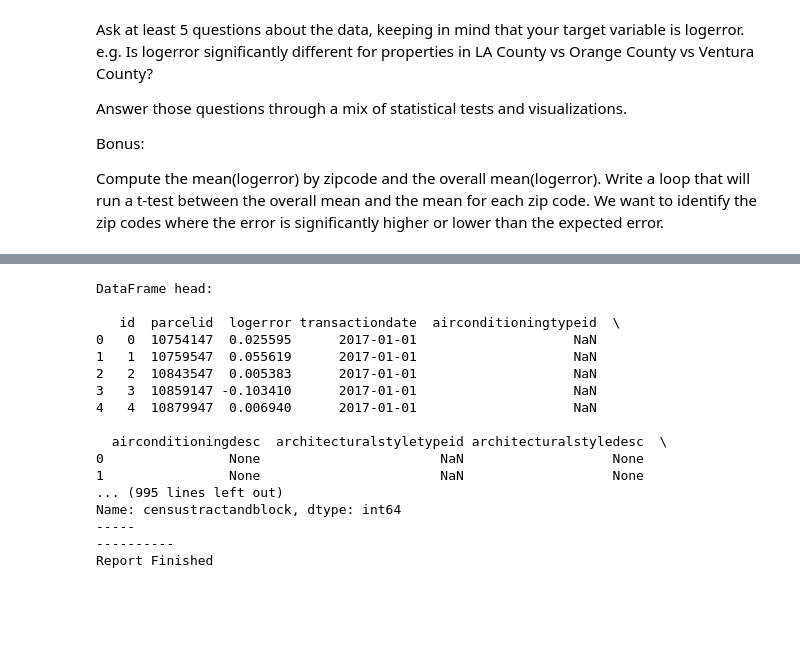
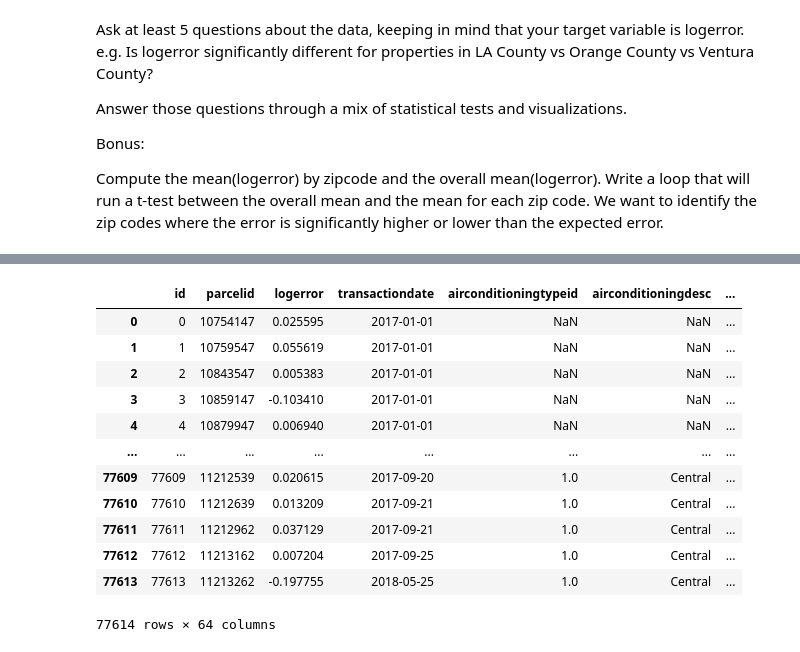
Before and after one commit to dashbringhurst/clustering-exercises, a Jupyter notebook: explore_zillow.ipynb, the cells around one changed output, grey strips where cells are left out. Drawn from its saved outputs; the diff is of its cells as text; code cells hidden in the pictures; blank space fills up the shorter version.

```diff
--- a/explore_zillow.ipynb
+++ b/explore_zillow.ipynb
@@ -127,20 +19,16 @@ def summarize(df):
-# %%
-summarize(df)
-# %% [output]
-DataFrame head:
-
-   id  parcelid  logerror transactiondate  airconditioningtypeid  \
-0   0  10754147  0.025595      2017-01-01                    NaN
-1   1  10759547  0.055619      2017-01-01                    NaN
-2   2  10843547  0.005383      2017-01-01                    NaN
-3   3  10859147 -0.103410      2017-01-01                    NaN
-4   4  10879947  0.006940      2017-01-01                    NaN
-
-  airconditioningdesc  architecturalstyletypeid architecturalstyledesc  \
-0                None                       NaN                   None
-1                None                       NaN                   None
-... (995 lines left out)
-Name: censustractandblock, dtype: int64
------
-----------
-Report Finished
+# %%
+df
+# %% [output]
+|  | id | parcelid | logerror | transactiondate | airconditioningtypeid | airconditioningdesc | ... |
+| 0 | 0 | 10754147 | 0.025595 | 2017-01-01 | NaN | NaN | ... |
+| 1 | 1 | 10759547 | 0.055619 | 2017-01-01 | NaN | NaN | ... |
+| 2 | 2 | 10843547 | 0.005383 | 2017-01-01 | NaN | NaN | ... |
+| 3 | 3 | 10859147 | -0.103410 | 2017-01-01 | NaN | NaN | ... |
+| 4 | 4 | 10879947 | 0.006940 | 2017-01-01 | NaN | NaN | ... |
+| ... | ... | ... | ... | ... | ... | ... | ... |
+| 77609 | 77609 | 11212539 | 0.020615 | 2017-09-20 | 1.0 | Central | ... |
+| 77610 | 77610 | 11212639 | 0.013209 | 2017-09-21 | 1.0 | Central | ... |
+| 77611 | 77611 | 11212962 | 0.037129 | 2017-09-21 | 1.0 | Central | ... |
+| 77612 | 77612 | 11213162 | 0.007204 | 2017-09-25 | 1.0 | Central | ... |
+| 77613 | 77613 | 11213262 | -0.197755 | 2018-05-25 | 1.0 | Central | ... |
+77614 rows × 64 columns
```
Also changed, not shown: parts of 30 cells of this notebook.
